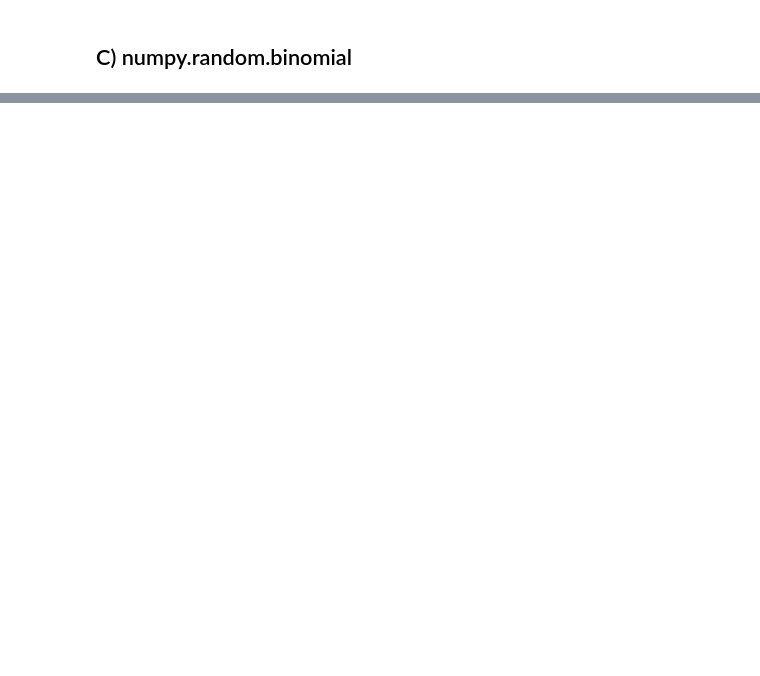
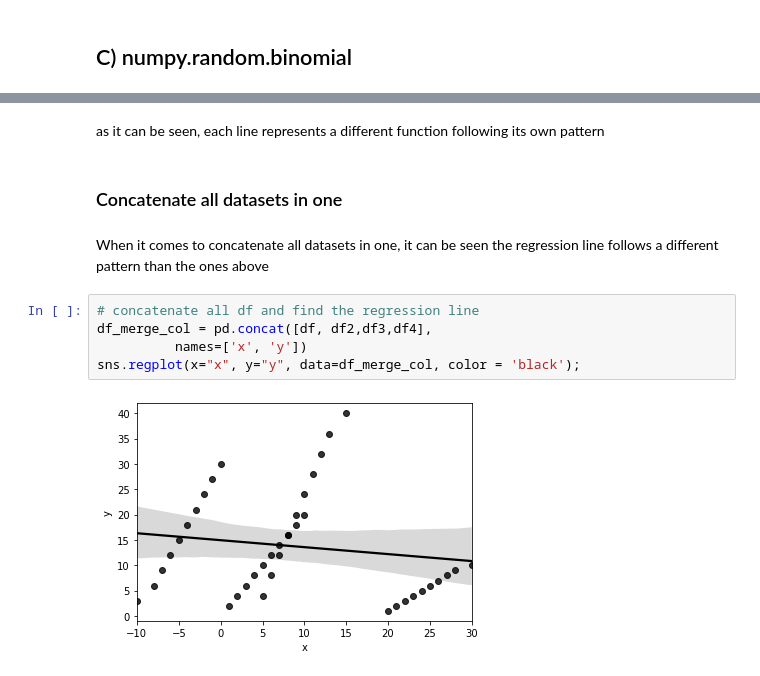
Before and after one commit to Manuferu/tasks_FDA, a Jupyter notebook: Tasks_file.ipynb, the cells around one changed output, grey strips where cells are left out. Saved outputs shown, nothing was run; the diff lists cells and outputs as text; blank space fills up the shorter version.

```diff
--- a/Tasks_file.ipynb
+++ b/Tasks_file.ipynb
@@ -108,0 +204,13 @@ diceroll(a,b)
+# %% [markdown]
+as it can be seen, each line represents a different function following its own pattern
+# %% [markdown]
+### Concatenate all datasets in one
+# %% [markdown]
+When it comes to concatenate all datasets in one, it can be seen the regression line follows a different pattern than the ones above
+# %%
+# concatenate all df and find the regression line
+df_merge_col = pd.concat([df, df2,df3,df4],
+          names=['x', 'y'])
+sns.regplot(x="x", y="y", data=df_merge_col, color = 'black');
+# %% [output]
+[figure, added]
```
Also changed, not shown: parts of 13 cells of this notebook, 1 other file.
